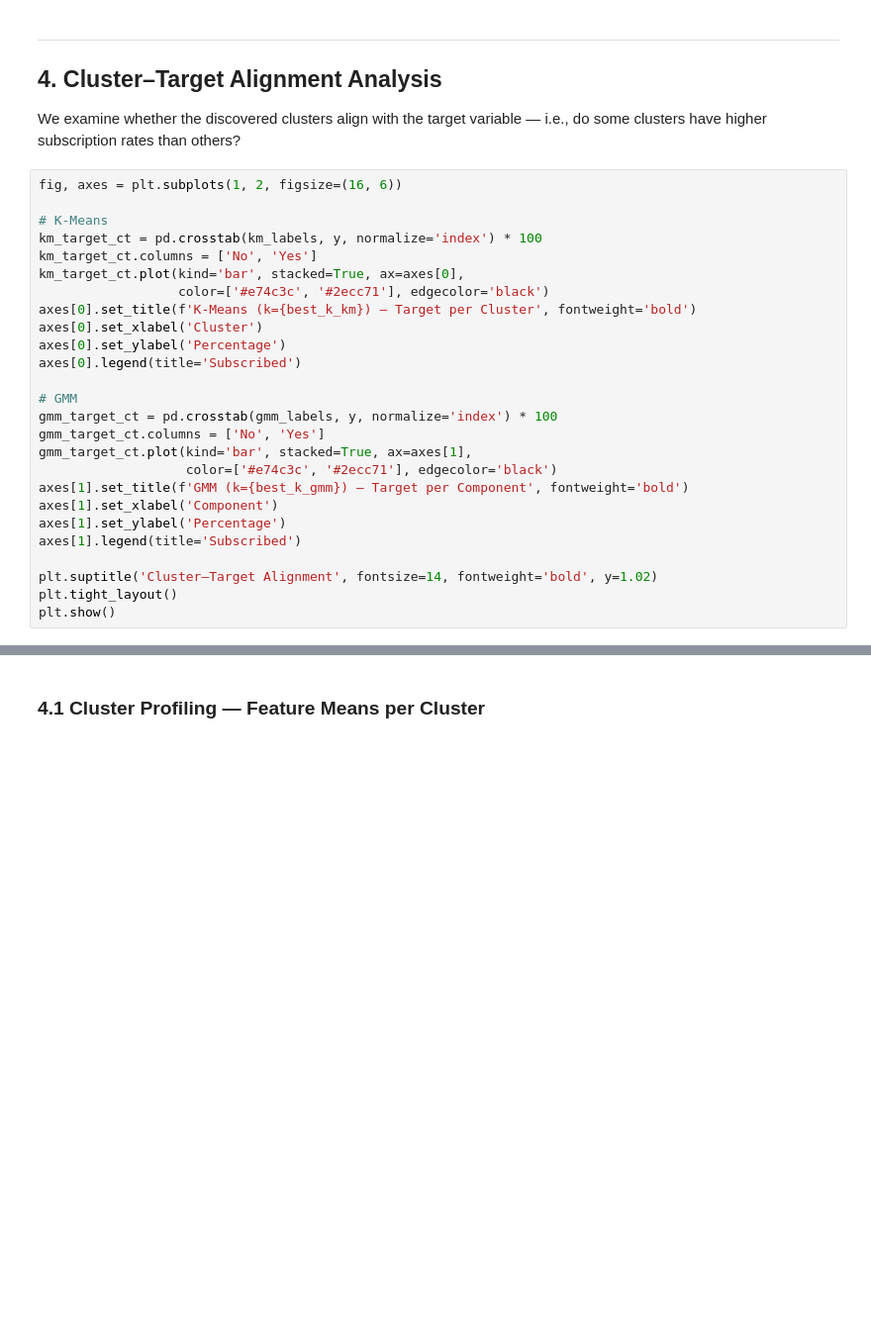
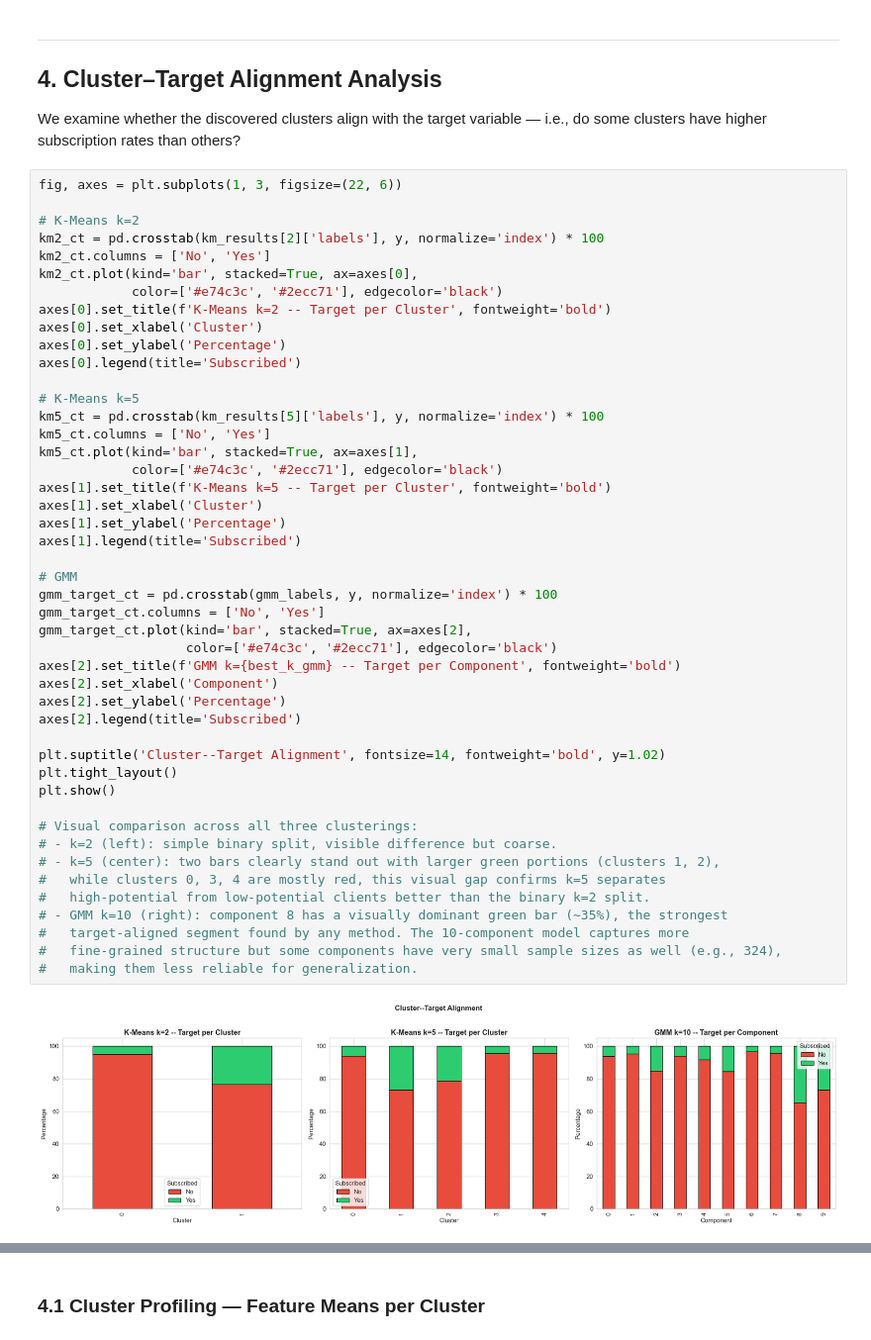
Before and after one commit to armanbzi/MachineLearning-BankMarketing, a Jupyter notebook: phase1_unsupervised_analysis.ipynb, the cells around one changed output, grey strips where cells are left out. Shown at 99% size. Cells and saved outputs as stored; diff of their text form; blank space fills up the shorter version.

```diff
--- a/phase1_unsupervised_analysis.ipynb
+++ b/phase1_unsupervised_analysis.ipynb
@@ -295,28 +530,50 @@ plt.show()
 
 We examine whether the discovered clusters align with the target variable — i.e., do some clusters have higher subscription rates than others?
 # %%
-fig, axes = plt.subplots(1, 2, figsize=(16, 6))
+fig, axes = plt.subplots(1, 3, figsize=(22, 6))
 
-# K-Means
-km_target_ct = pd.crosstab(km_labels, y, normalize='index') * 100
-km_target_ct.columns = ['No', 'Yes']
-km_target_ct.plot(kind='bar', stacked=True, ax=axes[0],
-                  color=['#e74c3c', '#2ecc71'], edgecolor='black')
-axes[0].set_title(f'K-Means (k={best_k_km}) — Target per Cluster', fontweight='bold')
+# K-Means k=2
+km2_ct = pd.crosstab(km_results[2]['labels'], y, normalize='index') * 100
+km2_ct.columns = ['No', 'Yes']
+km2_ct.plot(kind='bar', stacked=True, ax=axes[0],
+            color=['#e74c3c', '#2ecc71'], edgecolor='black')
+axes[0].set_title(f'K-Means k=2 -- Target per Cluster', fontweight='bold')
 axes[0].set_xlabel('Cluster')
 axes[0].set_ylabel('Percentage')
 axes[0].legend(title='Subscribed')
 
+# K-Means k=5
+km5_ct = pd.crosstab(km_results[5]['labels'], y, normalize='index') * 100
+km5_ct.columns = ['No', 'Yes']
+km5_ct.plot(kind='bar', stacked=True, ax=axes[1],
+            color=['#e74c3c', '#2ecc71'], edgecolor='black')
+axes[1].set_title(f'K-Means k=5 -- Target per Cluster', fontweight='bold')
+axes[1].set_xlabel('Cluster')
+axes[1].set_ylabel('Percentage')
+axes[1].legend(title='Subscribed')
+
 # GMM
 gmm_target_ct = pd.crosstab(gmm_labels, y, normalize='index') * 100
 gmm_target_ct.columns = ['No', 'Yes']
-gmm_target_ct.plot(kind='bar', stacked=True, ax=axes[1],
+gmm_target_ct.plot(kind='bar', stacked=True, ax=axes[2],
                    color=['#e74c3c', '#2ecc71'], edgecolor='black')
-axes[1].set_title(f'GMM (k={best_k_gmm}) — Target per Component', fontweight='bold')
-axes[1].set_xlabel('Component')
-axes[1].set_ylabel('Percentage')
-axes[1].legend(title='Subscribed')
+axes[2].set_title(f'GMM k={best_k_gmm} -- Target per Component', fontweight='bold')
+axes[2].set_xlabel('Component')
+axes[2].set_ylabel('Percentage')
+axes[2].legend(title='Subscribed')
 
-plt.suptitle('Cluster–Target Alignment', fontsize=14, fontweight='bold', y=1.02)
+plt.suptitle('Cluster--Target Alignment', fontsize=14, fontweight='bold', y=1.02)
 plt.tight_layout()
 plt.show()
+
+# Visual comparison across all three clusterings:
+# - k=2 (left): simple binary split, visible difference but coarse.
+# - k=5 (center): two bars clearly stand out with larger green portions (clusters 1, 2),
+#   while clusters 0, 3, 4 are mostly red, this visual gap confirms k=5 separates
+#   high-potential from low-potential clients better than the binary k=2 split.
+# - GMM k=10 (right): component 8 has a visually dominant green bar (~35%), the strongest
+#   target-aligned segment found by any method. The 10-component model captures more
+#   fine-grained structure but some components have very small sample sizes as well (e.g., 324),
+#   making them less reliable for generalization.
+# %% [output]
+[figure, added]
```
Also changed, not shown: parts of 29 cells of this notebook, 1 other file.
